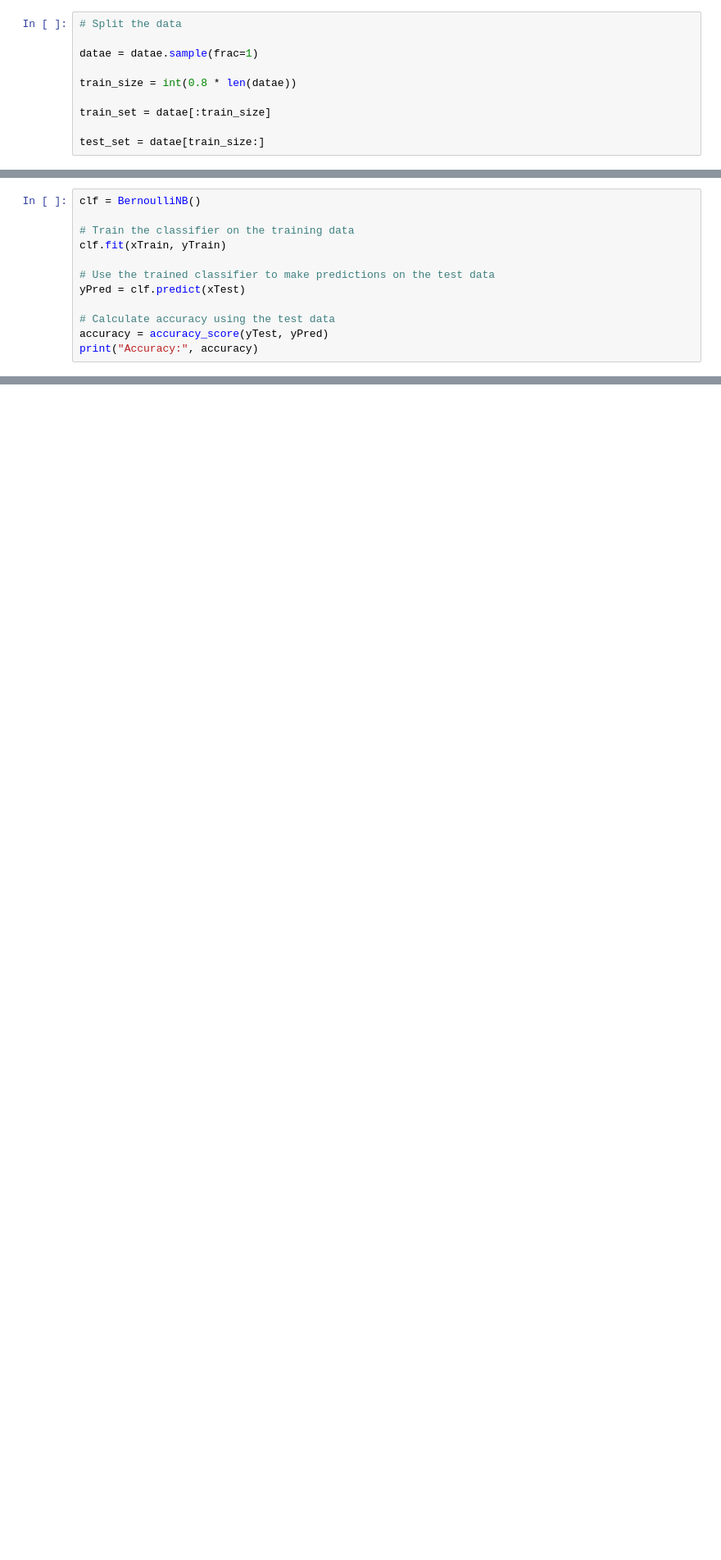
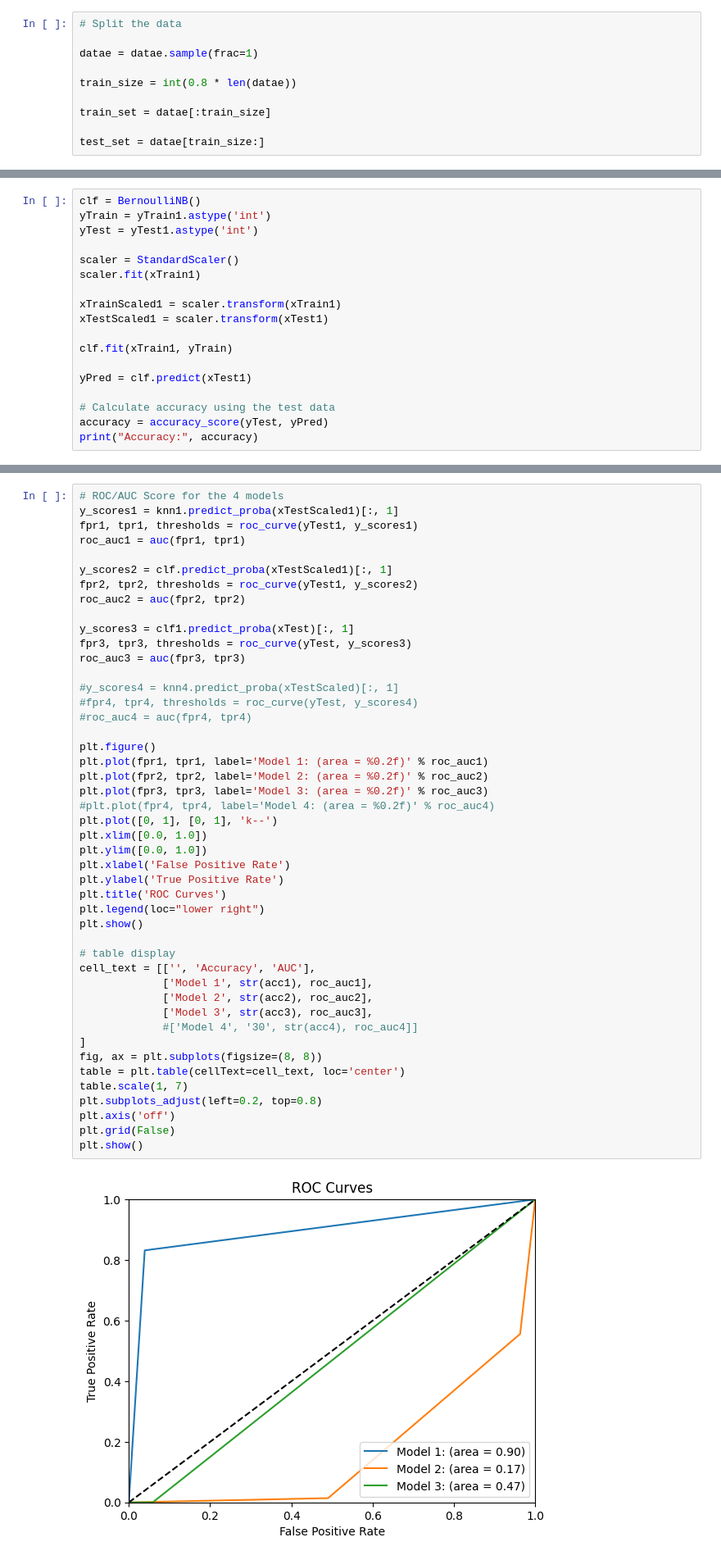
Before and after one commit to saleh3marmash/machine_learning_project_two, a Jupyter notebook: saleh_majed_project2/project2.ipynb, the cells around one changed output, grey strips where cells are left out. Shown: that part at 82% size. Cells and saved outputs as stored; diff of their text form; blank space fills up the shorter version.

```diff
--- a/saleh_majed_project2/project2.ipynb
+++ b/saleh_majed_project2/project2.ipynb
@@ -210,11 +210,17 @@ Accuracy model 3 (k=100): 0.8966942148760331
 # %%
 clf = BernoulliNB()
+yTrain = yTrain1.astype('int')
+yTest = yTest1.astype('int')
 
-# Train the classifier on the training data
-clf.fit(xTrain, yTrain)
+scaler = StandardScaler()
+scaler.fit(xTrain1)
 
-# Use the trained classifier to make predictions on the test data
-yPred = clf.predict(xTest)
+xTrainScaled1 = scaler.transform(xTrain1)
+xTestScaled1 = scaler.transform(xTest1)
+
+clf.fit(xTrain1, yTrain)
+
+yPred = clf.predict(xTest1)
 
 # Calculate accuracy using the test data
 accuracy = accuracy_score(yTest, yPred)
@@ -399,0 +376,48 @@ The accuracy of the predictions is: 0.7134986225895317
+# %%
+# ROC/AUC Score for the 4 models
+y_scores1 = knn1.predict_proba(xTestScaled1)[:, 1]
+fpr1, tpr1, thresholds = roc_curve(yTest1, y_scores1)
+roc_auc1 = auc(fpr1, tpr1)
+
+y_scores2 = clf.predict_proba(xTestScaled1)[:, 1]
+fpr2, tpr2, thresholds = roc_curve(yTest1, y_scores2)
+roc_auc2 = auc(fpr2, tpr2)
+
+y_scores3 = clf1.predict_proba(xTest)[:, 1]
+fpr3, tpr3, thresholds = roc_curve(yTest, y_scores3)
+roc_auc3 = auc(fpr3, tpr3)
+
+#y_scores4 = knn4.predict_proba(xTestScaled)[:, 1]
+#fpr4, tpr4, thresholds = roc_curve(yTest, y_scores4)
+#roc_auc4 = auc(fpr4, tpr4)
+
+plt.figure()
+plt.plot(fpr1, tpr1, label='Model 1: (area = %0.2f)' % roc_auc1)
+plt.plot(fpr2, tpr2, label='Model 2: (area = %0.2f)' % roc_auc2)
+plt.plot(fpr3, tpr3, label='Model 3: (area = %0.2f)' % roc_auc3)
+#plt.plot(fpr4, tpr4, label='Model 4: (area = %0.2f)' % roc_auc4)
+plt.plot([0, 1], [0, 1], 'k--')
+plt.xlim([0.0, 1.0])
+plt.ylim([0.0, 1.0])
+plt.xlabel('False Positive Rate')
+plt.ylabel('True Positive Rate')
+plt.title('ROC Curves')
+plt.legend(loc="lower right")
+plt.show()
+
+# table display
+cell_text = [['', 'Accuracy', 'AUC'],
+             ['Model 1', str(acc1), roc_auc1],
+             ['Model 2', str(acc2), roc_auc2],
+             ['Model 3', str(acc3), roc_auc3],
+             #['Model 4', '30', str(acc4), roc_auc4]]
+]
+fig, ax = plt.subplots(figsize=(8, 8))
+table = plt.table(cellText=cell_text, loc='center')
+table.scale(1, 7)
+plt.subplots_adjust(left=0.2, top=0.8)
+plt.axis('off')
+plt.grid(False)
+plt.show()
+# %% [output]
+[figure, added]
```
Also changed, not shown: parts of 6 cells of this notebook.
